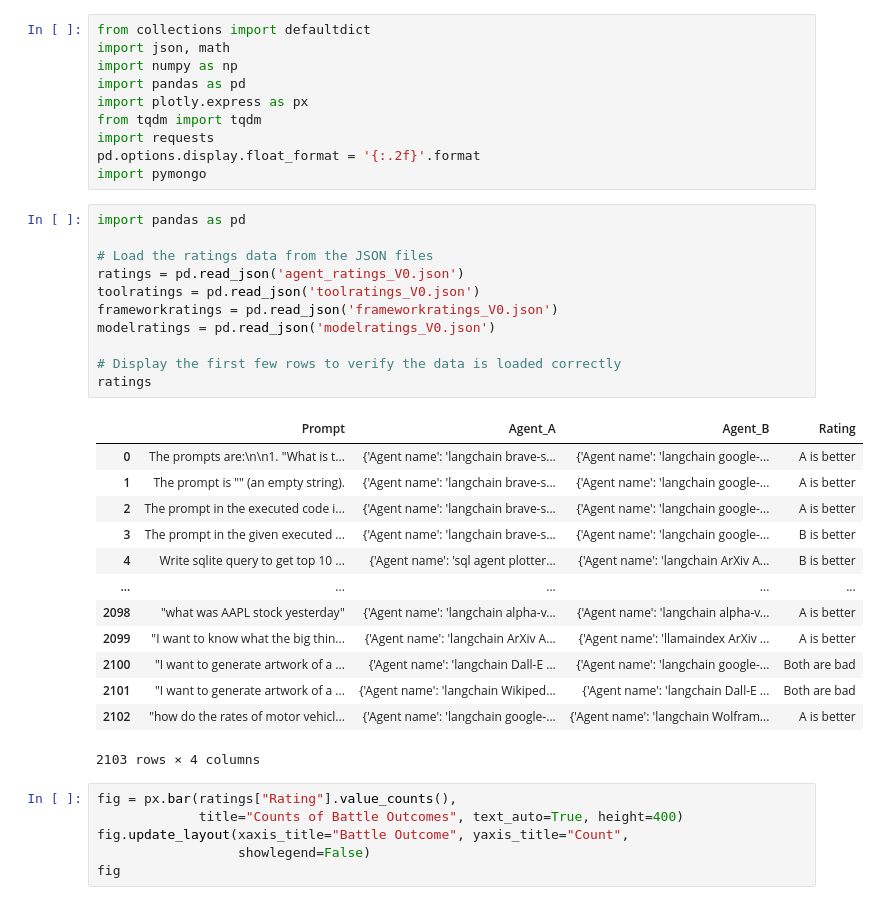
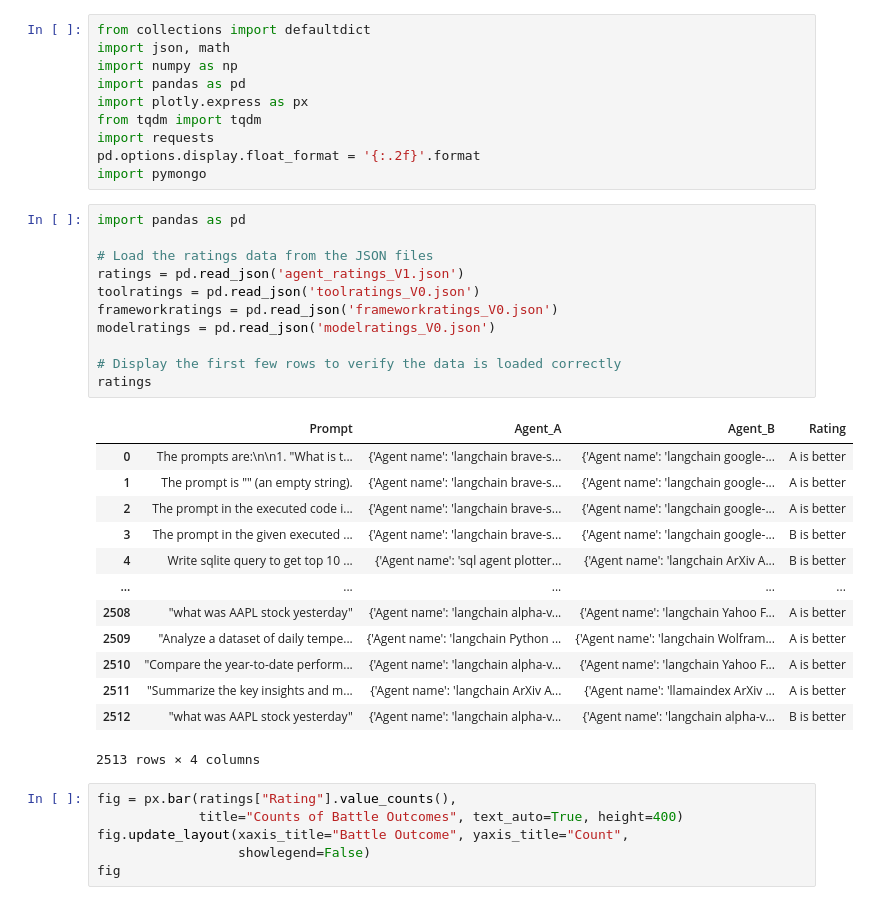
Before and after one commit to ShishirPatil/gorilla, a Jupyter notebook: agent-arena/evalutation/Agent_Arena_Elo_Rating.ipynb, the cells around one changed output. Saved outputs shown, nothing was run; the diff lists cells and outputs as text.

Commit message:
updating ratings arena ratings

```diff
--- a/agent-arena/evalutation/Agent_Arena_Elo_Rating.ipynb
+++ b/agent-arena/evalutation/Agent_Arena_Elo_Rating.ipynb
@@ -16,28 +16,28 @@ import pymongo
 # %%
 import pandas as pd
 
 # Load the ratings data from the JSON files
-ratings = pd.read_json('agent_ratings_V0.json')
+ratings = pd.read_json('agent_ratings_V1.json')
 toolratings = pd.read_json('toolratings_V0.json')
 frameworkratings = pd.read_json('frameworkratings_V0.json')
 modelratings = pd.read_json('modelratings_V0.json')
 
 # Display the first few rows to verify the data is loaded correctly
 ratings
 # %% [output]
 |  | Prompt | Agent_A | Agent_B | Rating |
 | 0 | The prompts are:\n\n1. "What is t... | {'Agent name': 'langchain brave-s... | {'Agent name': 'langchain google-... | A is better |
 | 1 | The prompt is "" (an empty string). | {'Agent name': 'langchain brave-s... | {'Agent name': 'langchain google-... | A is better |
 | 2 | The prompt in the executed code i... | {'Agent name': 'langchain brave-s... | {'Agent name': 'langchain google-... | A is better |
 | 3 | The prompt in the given executed ... | {'Agent name': 'langchain brave-s... | {'Agent name': 'langchain google-... | B is better |
 | 4 | Write sqlite query to get top 10 ... | {'Agent name': 'sql agent plotter... | {'Agent name': 'langchain ArXiv A... | B is better |
 | ... | ... | ... | ... | ... |
-| 2098 | "what was AAPL stock yesterday" | {'Agent name': 'langchain alpha-v... | {'Agent name': 'langchain alpha-v... | A is better |
-| 2099 | "I want to know what the big thin... | {'Agent name': 'langchain ArXiv A... | {'Agent name': 'llamaindex ArXiv ... | A is better |
-| 2100 | "I want to generate artwork of a ... | {'Agent name': 'langchain Dall-E ... | {'Agent name': 'langchain google-... | Both are bad |
-| 2101 | "I want to generate artwork of a ... | {'Agent name': 'langchain Wikiped... | {'Agent name': 'langchain Dall-E ... | Both are bad |
-| 2102 | "how do the rates of motor vehicl... | {'Agent name': 'langchain google-... | {'Agent name': 'langchain Wolfram... | A is better |
+| 2508 | "what was AAPL stock yesterday" | {'Agent name': 'langchain alpha-v... | {'Agent name': 'langchain Yahoo F... | A is better |
+| 2509 | "Analyze a dataset of daily tempe... | {'Agent name': 'langchain Python ... | {'Agent name': 'langchain Wolfram... | A is better |
+| 2510 | "Compare the year-to-date perform... | {'Agent name': 'langchain alpha-v... | {'Agent name': 'langchain Yahoo F... | A is better |
+| 2511 | "Summarize the key insights and m... | {'Agent name': 'langchain ArXiv A... | {'Agent name': 'llamaindex ArXiv ... | A is better |
+| 2512 | "what was AAPL stock yesterday" | {'Agent name': 'langchain alpha-v... | {'Agent name': 'langchain alpha-v... | B is better |
-2103 rows × 4 columns
+2513 rows × 4 columns
 # %%
 fig = px.bar(ratings["Rating"].value_counts(),
              title="Counts of Battle Outcomes", text_auto=True, height=400)
```
Also changed, not shown: parts of 8 cells of this notebook, 5 other files.
